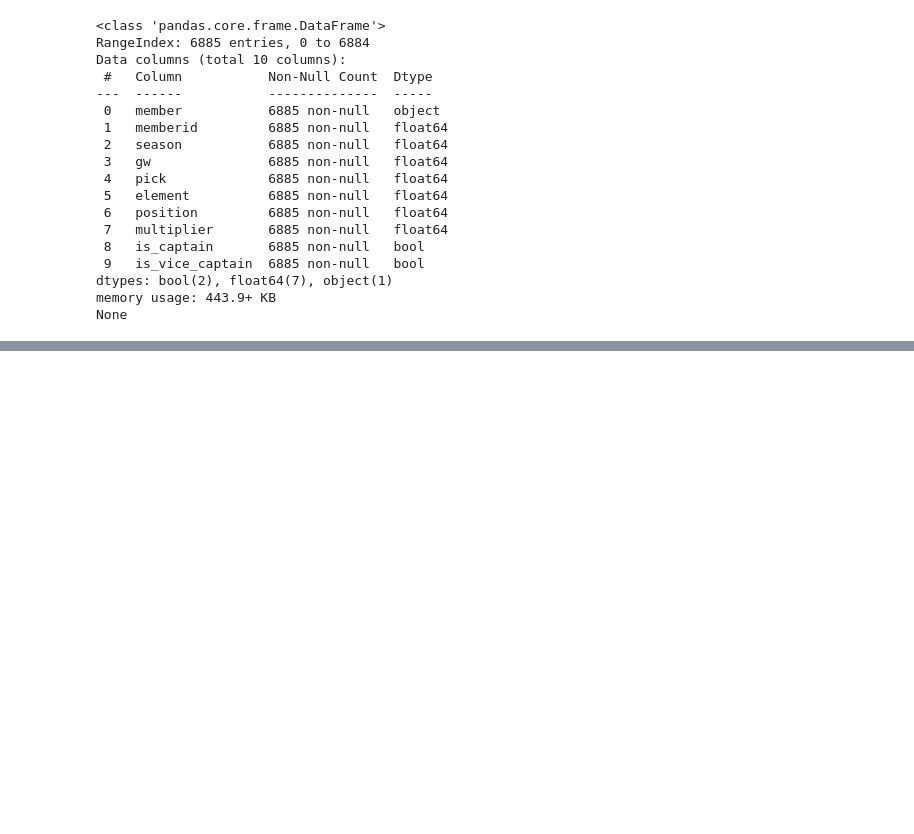
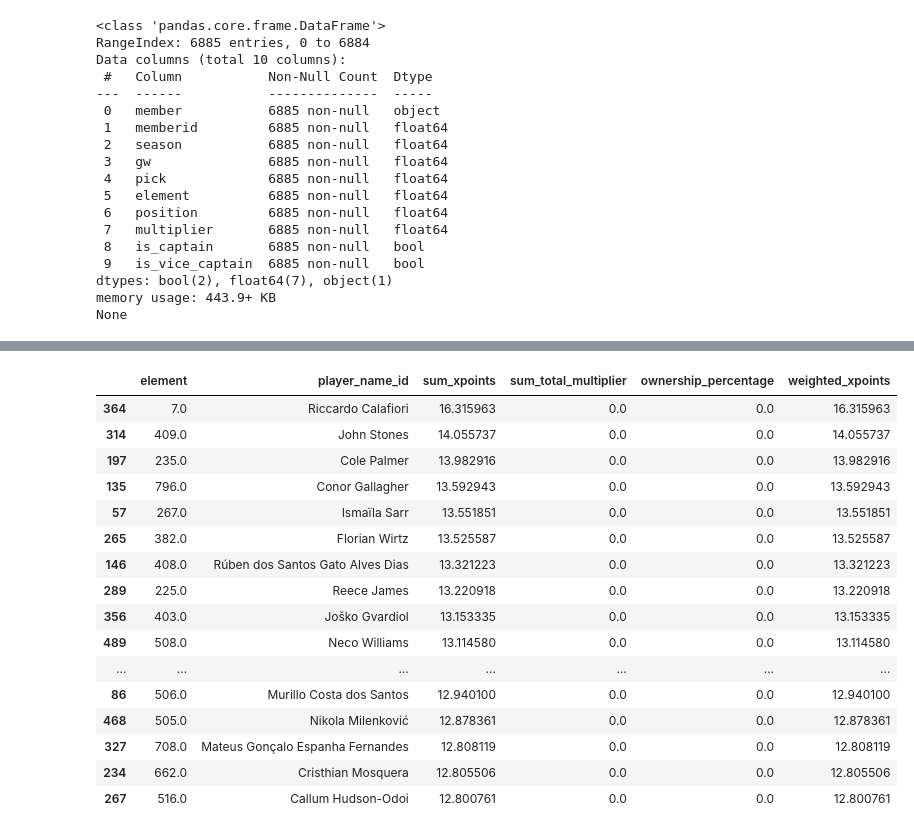
Before and after one commit to chrisimpacts/FPL-Points-Predictor, a Jupyter notebook: DIVX-Team-Analysis.ipynb, the cells around one changed output, grey strips where cells are left out. Cells and saved outputs as stored; diff of their text form; code cells hidden in the pictures; blank space fills up the shorter version.

```diff
--- a/DIVX-Team-Analysis.ipynb
+++ b/DIVX-Team-Analysis.ipynb
@@ -159,19 +216,0 @@ divx_picks.head()
-# %%
-view = db_creator.run_sql(f"""
-    SELECT *
-    FROM divx_picks
-    LEFT JOIN playergw ON divx_picks.element = playergw.element
-                          AND divx_picks.season = playergw.season -- 2526 vs 20252026
-                          AND divx_picks.gw = playergw.event
-""")
-view.head(10)
-
-# db_creator.run_sql("""
-#     UPDATE divx_picks
-#     SET season =
-#         CASE
-#             WHEN LENGTH(season::text) = 4 THEN
-#                 CONCAT('20', LEFT(season::text, 2), '20', RIGHT(season::text, 2))
-#             ELSE season
-#         END
-# """)
@@ -190,0 +298,45 @@ view.head(10)
+# %%
+view = db_creator.run_sql(f"""
+    WITH member_count AS (
+        SELECT COUNT(DISTINCT member) AS total_members
+        FROM divx_picks
+    ),
+    latest_predictions AS (
+        SELECT *
+        FROM predictions
+        WHERE prediction_timestamp = (
+            SELECT MAX(prediction_timestamp)
+            FROM predictions
+        )
+    ),
+    current_divx_picks AS ( -- next: filter only for member sabove me in rank?
+        SELECT element, SUM(multiplier) as total_multiplier
+        FROM divx_picks
+        WHERE divx_picks.gw = {current_gw}
+        GROUP BY element
+    ),
+    player_ownership AS (
+        SELECT
+            p.element,
+            p.player_name_id,
+            p.event,
+            p.xpoints,
+            COALESCE(cdx.total_multiplier, 0) AS total_multiplier
+        FROM latest_predictions p
+        LEFT JOIN current_divx_picks cdx
+            ON cdx.element = p.element
+    )
+    SELECT
+        element,
+        player_name_id,
+        SUM(xpoints) AS sum_xpoints,
+        SUM(total_multiplier) AS sum_total_multiplier,
+        COALESCE(SUM(total_multiplier) / (SELECT total_members FROM member_count), 0) AS ownership_percentage,
+        SUM(xpoints) * (1 - COALESCE(SUM(total_multiplier) / (SELECT total_members FROM member_count), 0)) AS weighted_xpoints
+    FROM player_ownership
+    WHERE event BETWEEN {current_gw + 1} AND {current_gw + 3}
+    GROUP BY element, player_name_id
+""")
+print(f"In GW{current_gw}, the top 20 best differential picks are in GW{current_gw + 1} - GW{current_gw + 3}:")
+view.sort_values(by='weighted_xpoints', ascending=False).head(20)
+# %% [output]
@@ -191,3 +344,20 @@ view.head(10)
+|  | element | player_name_id | sum_xpoints | sum_total_multiplier | ownership_percentage | weighted_xpoints |
+| 364 | 7.0 | Riccardo Calafiori | 16.315963 | 0.0 | 0.0 | 16.315963 |
+| 314 | 409.0 | John Stones | 14.055737 | 0.0 | 0.0 | 14.055737 |
+| 197 | 235.0 | Cole Palmer | 13.982916 | 0.0 | 0.0 | 13.982916 |
+| 135 | 796.0 | Conor Gallagher | 13.592943 | 0.0 | 0.0 | 13.592943 |
+| 57 | 267.0 | Ismaïla Sarr | 13.551851 | 0.0 | 0.0 | 13.551851 |
+| 265 | 382.0 | Florian Wirtz | 13.525587 | 0.0 | 0.0 | 13.525587 |
+| 146 | 408.0 | Rúben dos Santos Gato Alves Dias | 13.321223 | 0.0 | 0.0 | 13.321223 |
+| 289 | 225.0 | Reece James | 13.220918 | 0.0 | 0.0 | 13.220918 |
+| 356 | 403.0 | Joško Gvardiol | 13.153335 | 0.0 | 0.0 | 13.153335 |
+| 489 | 508.0 | Neco Williams | 13.114580 | 0.0 | 0.0 | 13.114580 |
+| ... | ... | ... | ... | ... | ... | ... |
+| 86 | 506.0 | Murillo Costa dos Santos | 12.940100 | 0.0 | 0.0 | 12.940100 |
+| 468 | 505.0 | Nikola Milenković | 12.878361 | 0.0 | 0.0 | 12.878361 |
+| 327 | 708.0 | Mateus Gonçalo Espanha Fernandes | 12.808119 | 0.0 | 0.0 | 12.808119 |
+| 234 | 662.0 | Cristhian Mosquera | 12.805506 | 0.0 | 0.0 | 12.805506 |
+| 267 | 516.0 | Callum Hudson-Odoi | 12.800761 | 0.0 | 0.0 | 12.800761 |
 # %%
 # max_gw = max(picksdf['gw'])
 # me = 'Christopher Harris'
```
Also changed, not shown: parts of 10 cells of this notebook, 4 other files.
